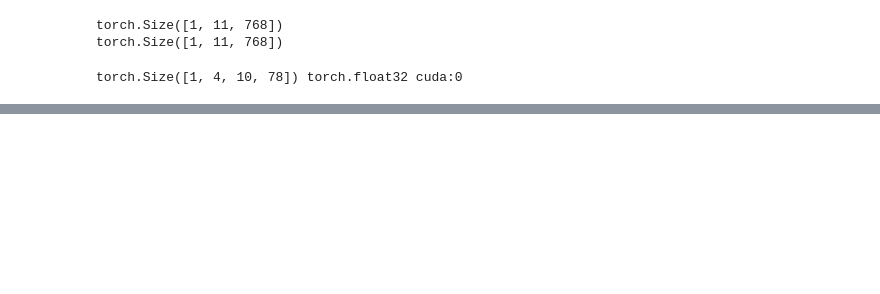
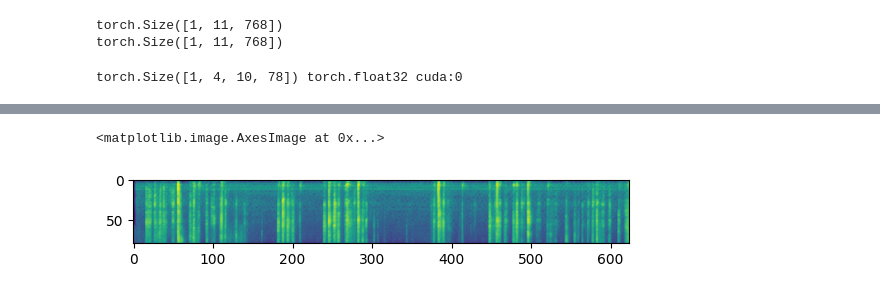
Before and after one commit to HeCheng0625/AudioEditing, a Jupyter notebook: Inference.ipynb, the cells around one changed output, grey strips where cells are left out. Cells and saved outputs as stored; diff of their text form; code cells hidden in the pictures; blank space fills up the shorter version.

```diff
--- a/Inference.ipynb
+++ b/Inference.ipynb
@@ -114,8 +116,11 @@ plt.savefig(fname=os.path.join(save_fig_path, text.replace(":", " ") + ".png"))
 # %%
-# latents_tgt = torch.Tensor(np.array([[mel_tgt]])).to(torch_device)
-# latents_tgt = vae.encode(latents_tgt).latent_dist.sample()
-# with torch.no_grad():
-#     vae_res = vae.decode(latents_tgt).sample
-# vae_res = vae_res.cpu().numpy()[0,0,:,:]
+latents_tgt = torch.Tensor(np.array([[mel_tgt]])).to(torch_device)
+latents_tgt = vae.encode(latents_tgt).latent_dist.sample()
+with torch.no_grad():
+    vae_res = vae.decode(latents_tgt).sample
+vae_res = vae_res.cpu().numpy()[0,0,:,:]
 
-# plt.imshow(vae_res)
+plt.imshow(vae_res)
+# %% [output]
+<matplotlib.image.AxesImage at 0x...>
+[figure, added]
```
Also changed, not shown: parts of 7 cells of this notebook, 3 other files.
